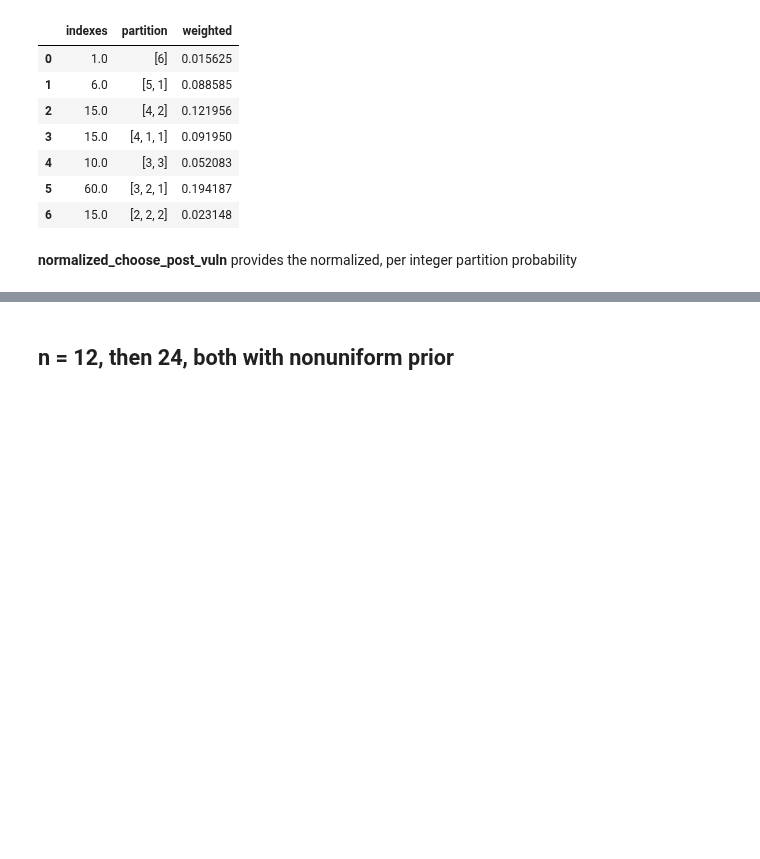
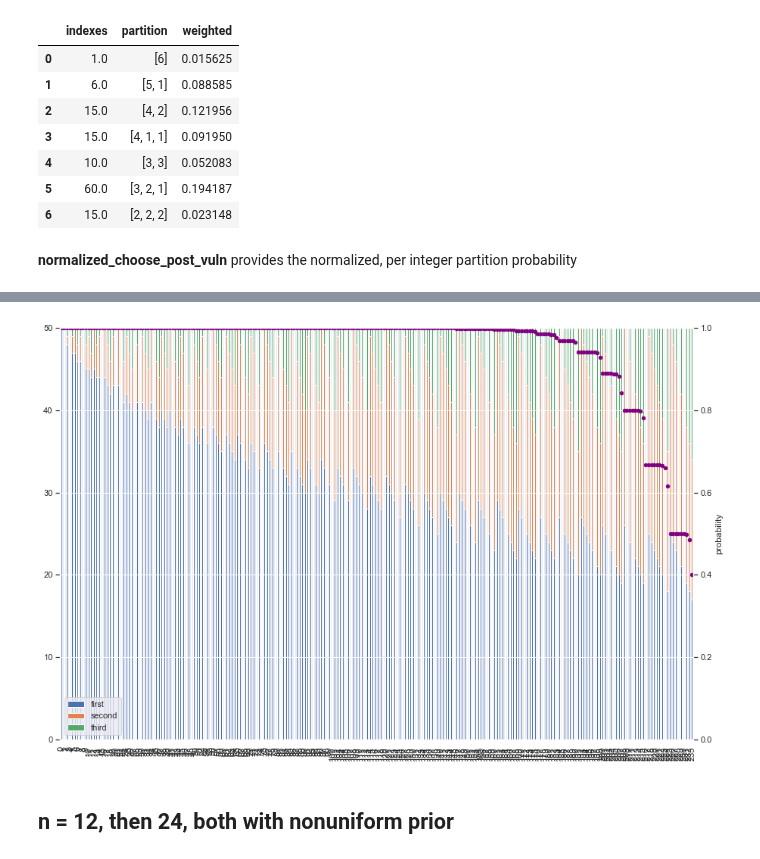
Before and after one commit to majk12/pbv, a Jupyter notebook: gain_choose.ipynb, the cells around one changed output, grey strips where cells are left out. Cells and saved outputs as stored; diff of their text form; code cells hidden in the pictures; blank space fills up the shorter version.

```diff
--- a/gain_choose.ipynb
+++ b/gain_choose.ipynb
@@ -497,0 +530,20 @@ def graph_choose_normalized(n, k, probs, df):
+# %%
+def graph_choose_normalized_distance_only(n, k, probs, df):
+    fig, ax = plt.subplots()
+
+    df2 = df[['first', 'second', 'third']]
+    df2.plot(kind='bar', stacked=True, ax = ax)
+    ax2 = ax.twinx()
+
+    df.reset_index().plot.scatter(ax = ax2,
+                                  x='index',
+                                  y='probability',
+                                  c = 'purple',
+                                  marker = 'o',
+                                  figsize=(15,10))
+
+    ax2.set_ylim(bottom=0, top = 1)
+    ax.set_ylim(bottom=0, top = n)
+
+    plt.show()
+    plt.close()
@@ -498,3 +552,10 @@ def graph_choose_normalized(n, k, probs, df):
+# %%
+n = 50
+k = 3
+prob = [1/2, 1/4, 1/4]
+graph_choose_normalized_distance_only(n, k, prob, close_50_prob)
+# %% [output]
+[figure, added]
 # %% [markdown]
 ## n = 12, then 24, both with nonuniform prior
 # %%
```
Also changed, not shown: parts of 35 cells of this notebook.
